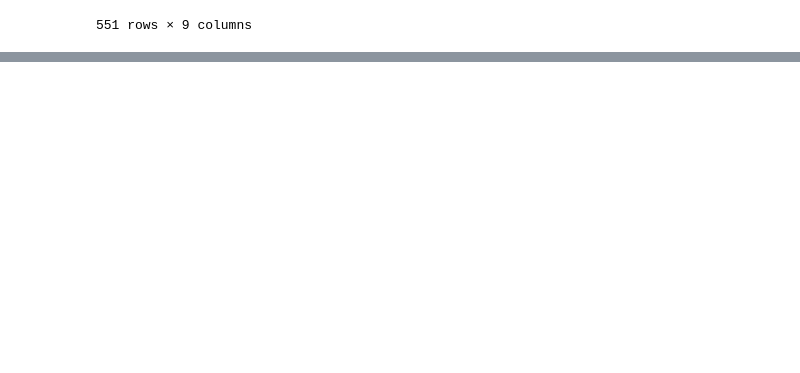
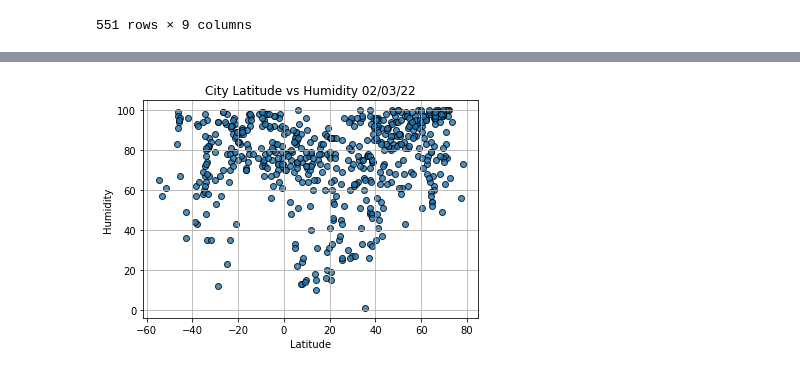
Before and after one commit to lucasbratland/World_Weather_Analysis, a Jupyter notebook: WeatherPy.ipynb, the cells around one changed output, grey strips where cells are left out. Saved outputs shown, nothing was run; the diff lists cells and outputs as text; code cells hidden in the pictures; blank space fills up the shorter version.

```diff
--- a/WeatherPy.ipynb
+++ b/WeatherPy.ipynb
@@ -188,0 +219,23 @@ new_city_data_df.to_csv(output_data_file, index_label="City_ID")
+# %%
+#draw the humidity scatter plot
+
+
+plt.scatter(lats, humidity,
+            edgecolor = "black",
+            linewidths = 1,
+            marker = "o",
+            alpha = .8,
+            label = "Cities"
+           )
+plt.ylabel("Humidity")
+plt.xlabel("Latitude")
+plt.title(f"City Latitude vs Humidity " + time.strftime("%x"))
+plt.grid()
+
+#Save it
+plt.savefig("Lat_vs_Humidity.png")
+
+#shwo it
+plt.show()
+# %% [output]
+[figure, added]
```
Also changed, not shown: parts of 6 cells of this notebook.
